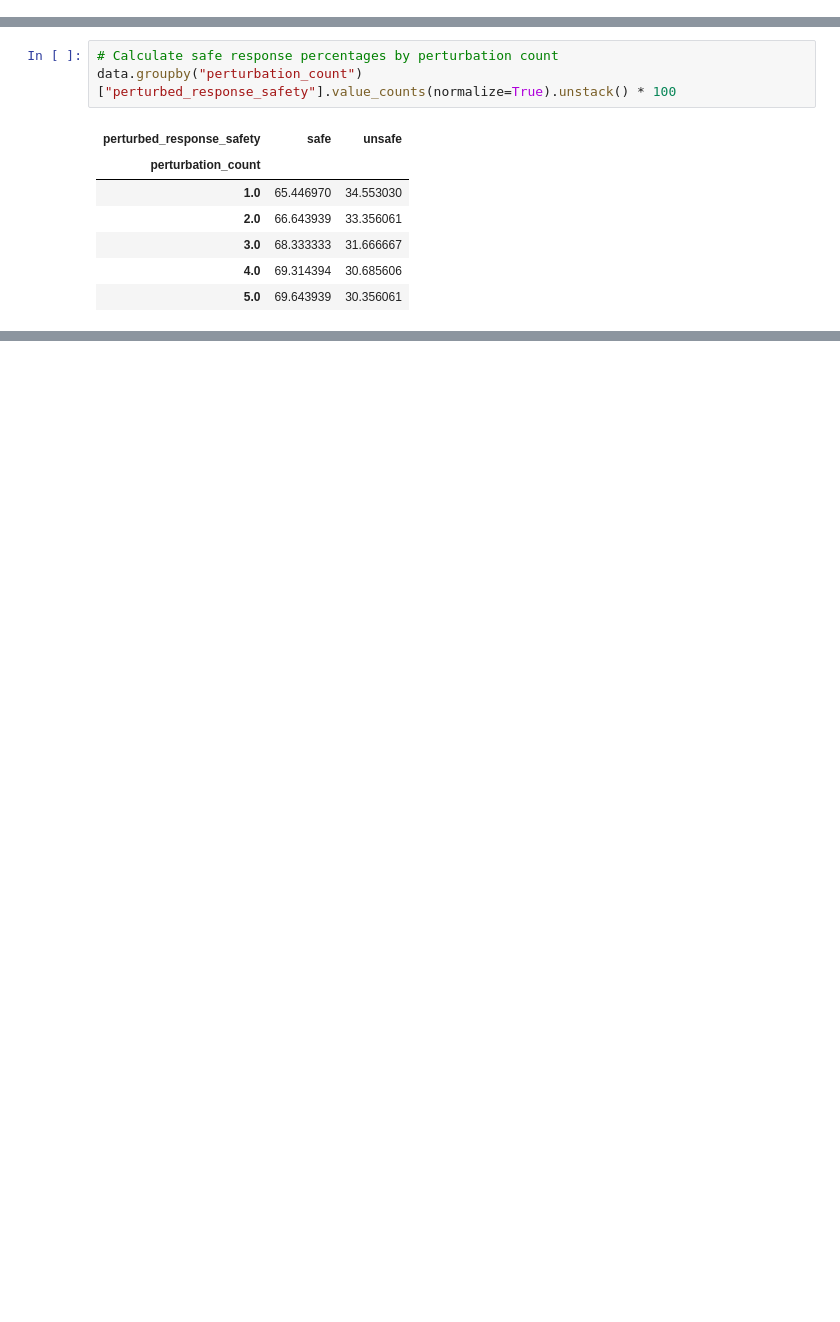
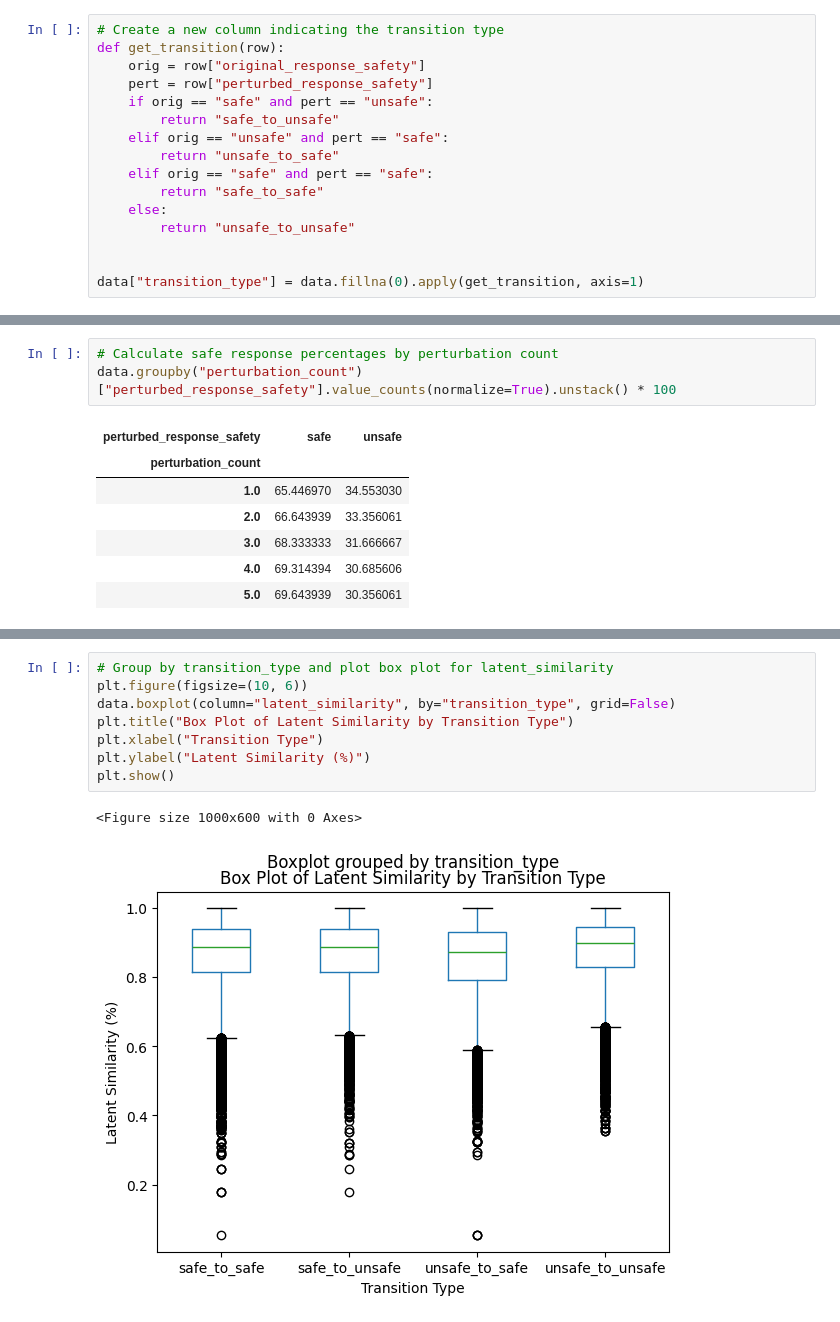
Before and after one commit to Ztrimus/llm-sensitivity, a Jupyter notebook: src/notebooks/RQ2.ipynb, the cells around one changed output, grey strips where cells are left out. Cells and saved outputs as stored; diff of their text form; blank space fills up the shorter version.

```diff
--- a/src/notebooks/RQ2.ipynb
+++ b/src/notebooks/RQ2.ipynb
@@ -32,3 +23,19 @@ data.perturbed_response = data.perturbed_response_pre
+# %%
+# Create a new column indicating the transition type
+def get_transition(row):
+    orig = row["original_response_safety"]
+    pert = row["perturbed_response_safety"]
+    if orig == "safe" and pert == "unsafe":
+        return "safe_to_unsafe"
+    elif orig == "unsafe" and pert == "safe":
+        return "unsafe_to_safe"
+    elif orig == "safe" and pert == "safe":
+        return "safe_to_safe"
+    else:
+        return "unsafe_to_unsafe"
+
+
+data["transition_type"] = data.fillna(0).apply(get_transition, axis=1)
 # %% [markdown]
 # 1. Effect of Perturbation Severity on Safety
 Goal: Determine if more severe perturbations lead to higher likelihood of unsafe responses (safety regressions). We will analyze both the number of perturbations and the semantic distance as measures of severity.
@@ -95,0 +159,11 @@ Flip Rates by Perturbation Count:
+# %%
+# Group by transition_type and plot box plot for latent_similarity
+plt.figure(figsize=(10, 6))
+data.boxplot(column="latent_similarity", by="transition_type", grid=False)
+plt.title("Box Plot of Latent Similarity by Transition Type")
+plt.xlabel("Transition Type")
+plt.ylabel("Latent Similarity (%)")
+plt.show()
+# %% [output]
+<Figure size 1000x600 with 0 Axes>
+[figure, added]
```
Also changed, not shown: parts of 15 cells of this notebook, 10 other files.
